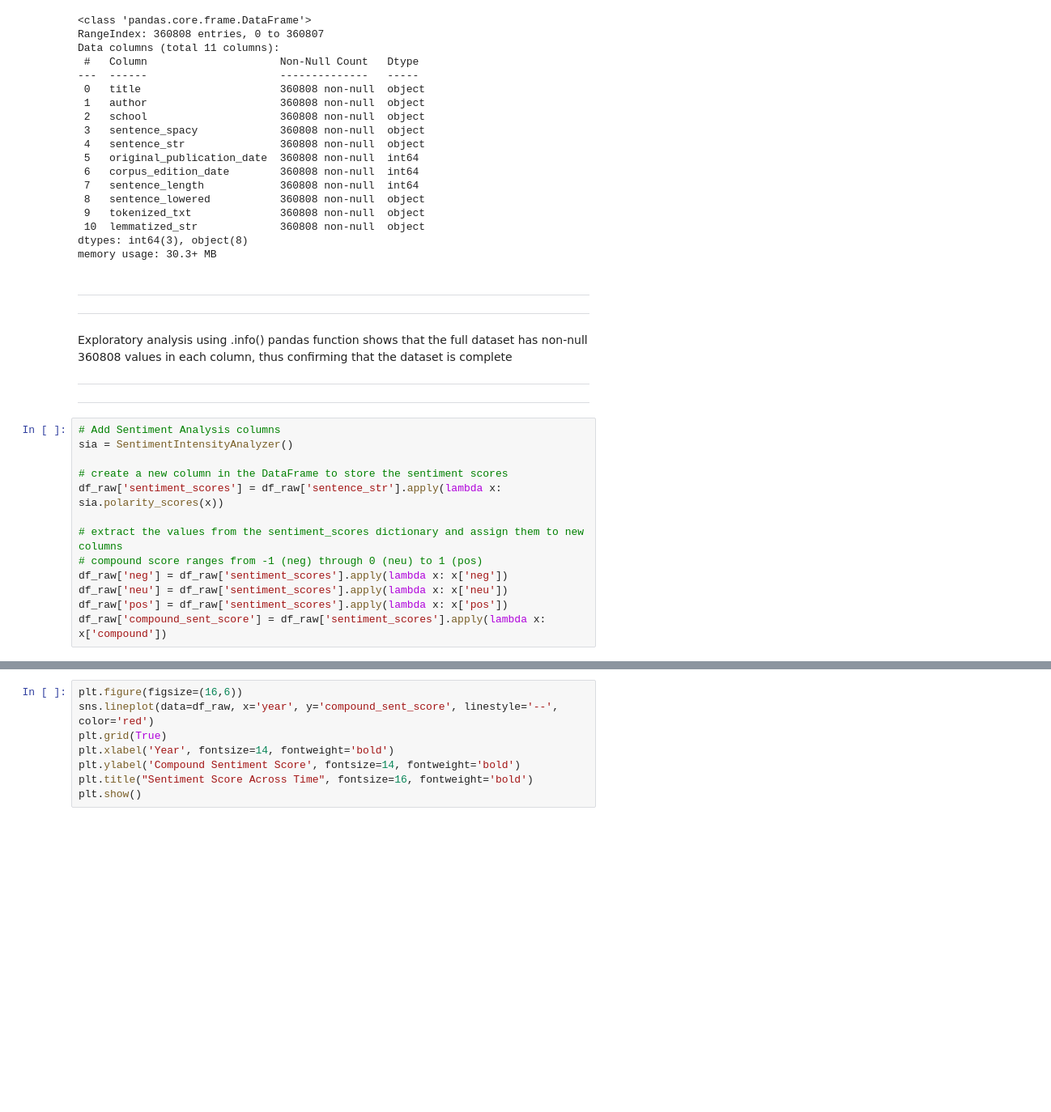
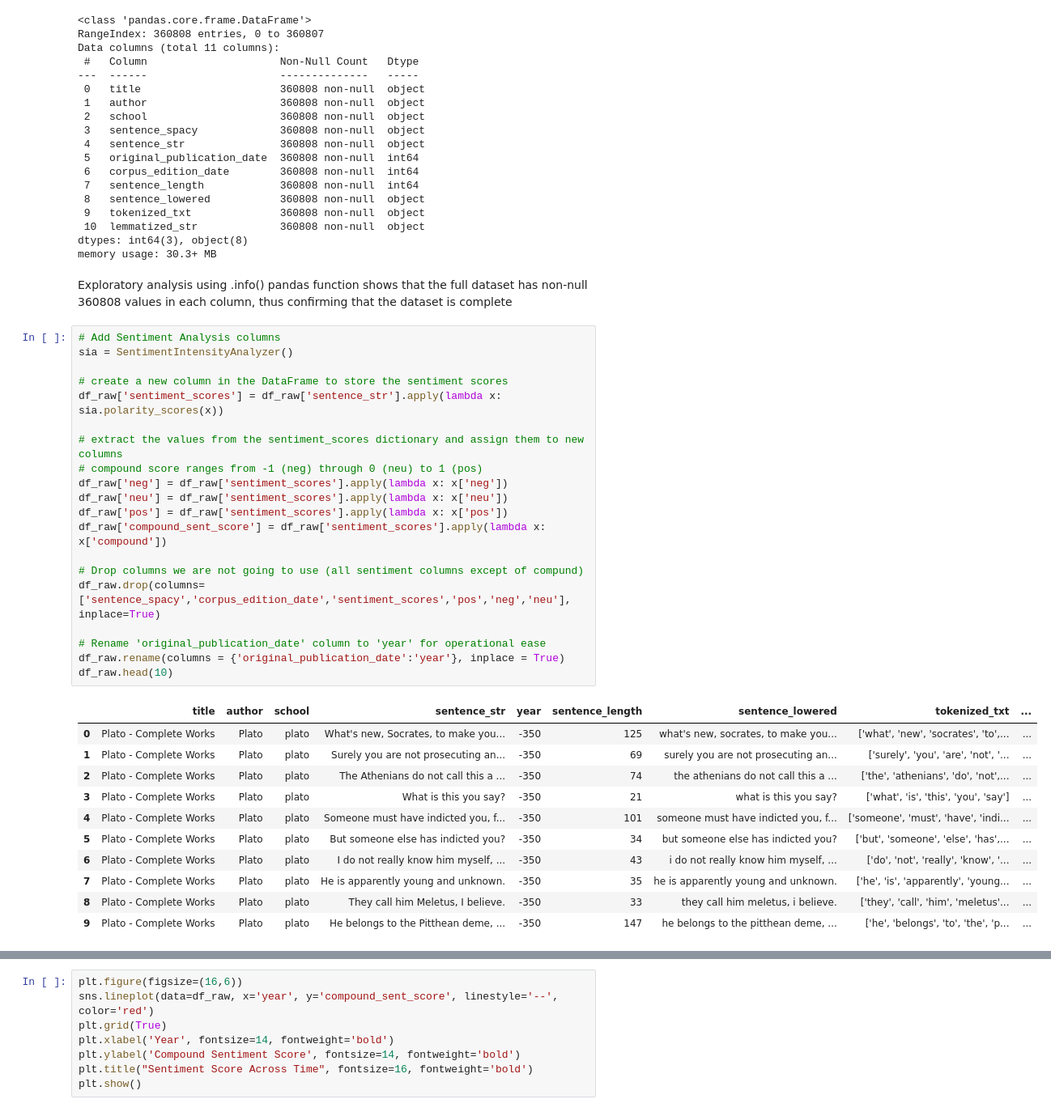
Before and after one commit to TZstatsADS/fall2022-project1-TWislicki, a Jupyter notebook: doc/Project1.ipynb, the cells around one changed output, grey strips where cells are left out. Shown at 81% size. Drawn from its saved outputs; the diff is of its cells as text; blank space fills up the shorter version.

```diff
--- a/doc/Project1.ipynb
+++ b/doc/Project1.ipynb
@@ -39,23 +49,36 @@ Data columns (total 11 columns):
 dtypes: int64(3), object(8)
 memory usage: 30.3+ MB
 # %% [markdown]
-------------------------------------------------------------------------------------------------------------------------------------
-------------------------------------------------------------------------------------------------------------------------------------
-
 Exploratory analysis using .info() pandas function shows that the full dataset has non-null 360808 values in each column, thus confirming that the dataset is complete
-
-------------------------------------------------------------------------------------------------------------------------------------
-------------------------------------------------------------------------------------------------------------------------------------
 # %%
 # Add Sentiment Analysis columns
 sia = SentimentIntensityAnalyzer()
 
 # create a new column in the DataFrame to store the sentiment scores
 df_raw['sentiment_scores'] = df_raw['sentence_str'].apply(lambda x: sia.polarity_scores(x))
 
 # extract the values from the sentiment_scores dictionary and assign them to new columns
 # compound score ranges from -1 (neg) through 0 (neu) to 1 (pos)
 df_raw['neg'] = df_raw['sentiment_scores'].apply(lambda x: x['neg'])
 df_raw['neu'] = df_raw['sentiment_scores'].apply(lambda x: x['neu'])
 df_raw['pos'] = df_raw['sentiment_scores'].apply(lambda x: x['pos'])
 df_raw['compound_sent_score'] = df_raw['sentiment_scores'].apply(lambda x: x['compound'])
+
+# Drop columns we are not going to use (all sentiment columns except of compund)
+df_raw.drop(columns=['sentence_spacy','corpus_edition_date','sentiment_scores','pos','neg','neu'], inplace=True)
+
+# Rename 'original_publication_date' column to 'year' for operational ease
+df_raw.rename(columns = {'original_publication_date':'year'}, inplace = True)
+df_raw.head(10)
+# %% [output]
+|  | title | author | school | sentence_str | year | sentence_length | sentence_lowered | tokenized_txt | ... |
+| 0 | Plato - Complete Works | Plato | plato | What's new, Socrates, to make you... | -350 | 125 | what's new, socrates, to make you... | ['what', 'new', 'socrates', 'to',... | ... |
+| 1 | Plato - Complete Works | Plato | plato | Surely you are not prosecuting an... | -350 | 69 | surely you are not prosecuting an... | ['surely', 'you', 'are', 'not', '... | ... |
+| 2 | Plato - Complete Works | Plato | plato | The Athenians do not call this a ... | -350 | 74 | the athenians do not call this a ... | ['the', 'athenians', 'do', 'not',... | ... |
+| 3 | Plato - Complete Works | Plato | plato | What is this you say? | -350 | 21 | what is this you say? | ['what', 'is', 'this', 'you', 'say'] | ... |
+| 4 | Plato - Complete Works | Plato | plato | Someone must have indicted you, f... | -350 | 101 | someone must have indicted you, f... | ['someone', 'must', 'have', 'indi... | ... |
+| 5 | Plato - Complete Works | Plato | plato | But someone else has indicted you? | -350 | 34 | but someone else has indicted you? | ['but', 'someone', 'else', 'has',... | ... |
+| 6 | Plato - Complete Works | Plato | plato | I do not really know him myself, ... | -350 | 43 | i do not really know him myself, ... | ['do', 'not', 'really', 'know', '... | ... |
+| 7 | Plato - Complete Works | Plato | plato | He is apparently young and unknown. | -350 | 35 | he is apparently young and unknown. | ['he', 'is', 'apparently', 'young... | ... |
+| 8 | Plato - Complete Works | Plato | plato | They call him Meletus, I believe. | -350 | 33 | they call him meletus, i believe. | ['they', 'call', 'him', 'meletus'... | ... |
+| 9 | Plato - Complete Works | Plato | plato | He belongs to the Pitthean deme, ... | -350 | 147 | he belongs to the pitthean deme, ... | ['he', 'belongs', 'to', 'the', 'p... | ... |
```
Also changed, not shown: parts of 47 cells of this notebook.
